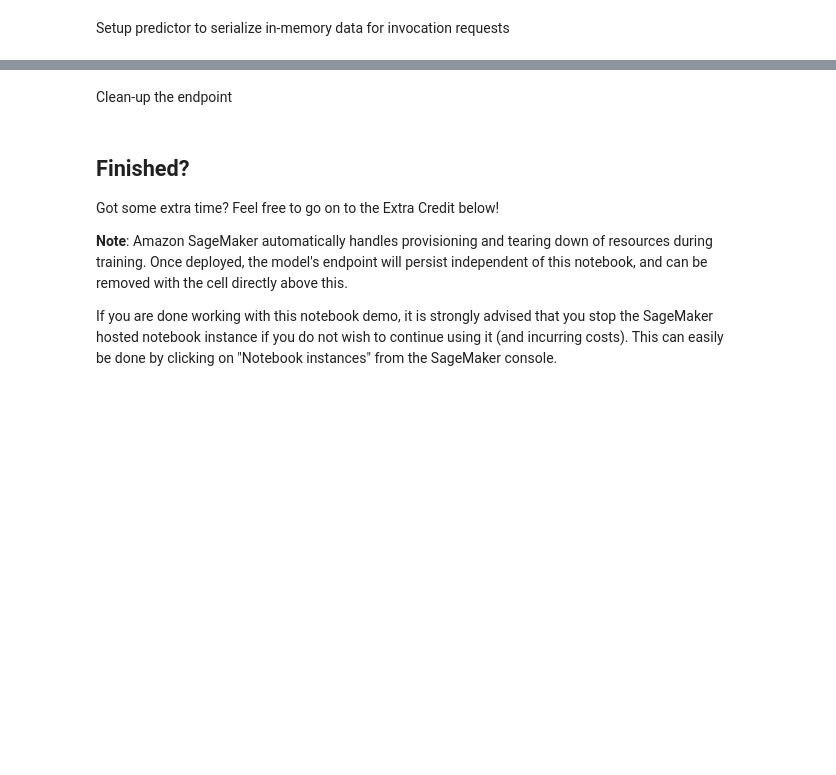
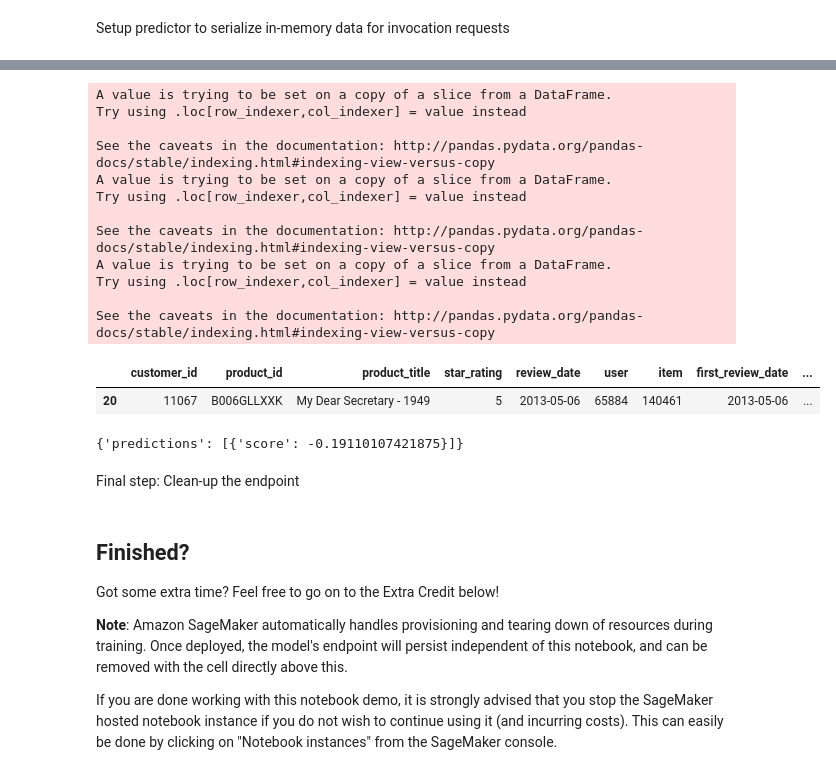
Before and after one commit to nmwalsh/sagemaker-rec-demo, a Jupyter notebook: fm_amazon_recommender.ipynb, the cells around one changed output, grey strips where cells are left out. Saved outputs shown, nothing was run; the diff lists cells and outputs as text; code cells hidden in the pictures; blank space fills up the shorter version.

```diff
--- a/fm_amazon_recommender.ipynb
+++ b/fm_amazon_recommender.ipynb
@@ -321,5 +349,38 @@ fm_predictor.predict(test_df.head(1))
+# %%
+fake_customer = test_customer # make a copy of the test_customer we pulled out before to modify
+desired_user_id = 65884 # person who rated Dexter with 5 stars
+desired_item_id = 140461 # Code for True Blood: Season 1
+desired_review_days = 28.0 # arbitrary number of days since first review
+
+#fake_customer_data = {'user' : desired_user_id, 'item' : desired_item_id, 'days_since_first' : desired_review_days}
+#fake_customer = pd.DataFrame(fake_customer_data, index=[0])
+fake_customer['user'] = desired_user_id
+fake_customer['item'] = desired_item_id
+fake_customer['days_since_first'] = desired_review_days
+
+# print the details for this fake customer
+fake_customer
+# %% [output]
+A value is trying to be set on a copy of a slice from a DataFrame.
+Try using .loc[row_indexer,col_indexer] = value instead
+
+See the caveats in the documentation: http://pandas.pydata.org/pandas-docs/stable/indexing.html#indexing-view-versus-copy
+A value is trying to be set on a copy of a slice from a DataFrame.
+Try using .loc[row_indexer,col_indexer] = value instead
+
+See the caveats in the documentation: http://pandas.pydata.org/pandas-docs/stable/indexing.html#indexing-view-versus-copy
+A value is trying to be set on a copy of a slice from a DataFrame.
+Try using .loc[row_indexer,col_indexer] = value instead
+
+See the caveats in the documentation: http://pandas.pydata.org/pandas-docs/stable/indexing.html#indexing-view-versus-copy
+|  | customer_id | product_id | product_title | star_rating | review_date | user | item | first_review_date | ... |
+| 20 | 11067 | B006GLLXXK | My Dear Secretary - 1949 | 5 | 2013-05-06 | 65884 | 140461 | 2013-05-06 | ... |
+# %%
+fm_predictor.predict(fake_customer)
+# %% [output]
+{'predictions': [{'score': -0.19110107421875}]}
 # %% [markdown]
-Clean-up the endpoint
+Final step: Clean-up the endpoint
 # %%
 fm_predictor.delete_endpoint()
 # %% [markdown]
```
Also changed, not shown: parts of 13 cells of this notebook.
